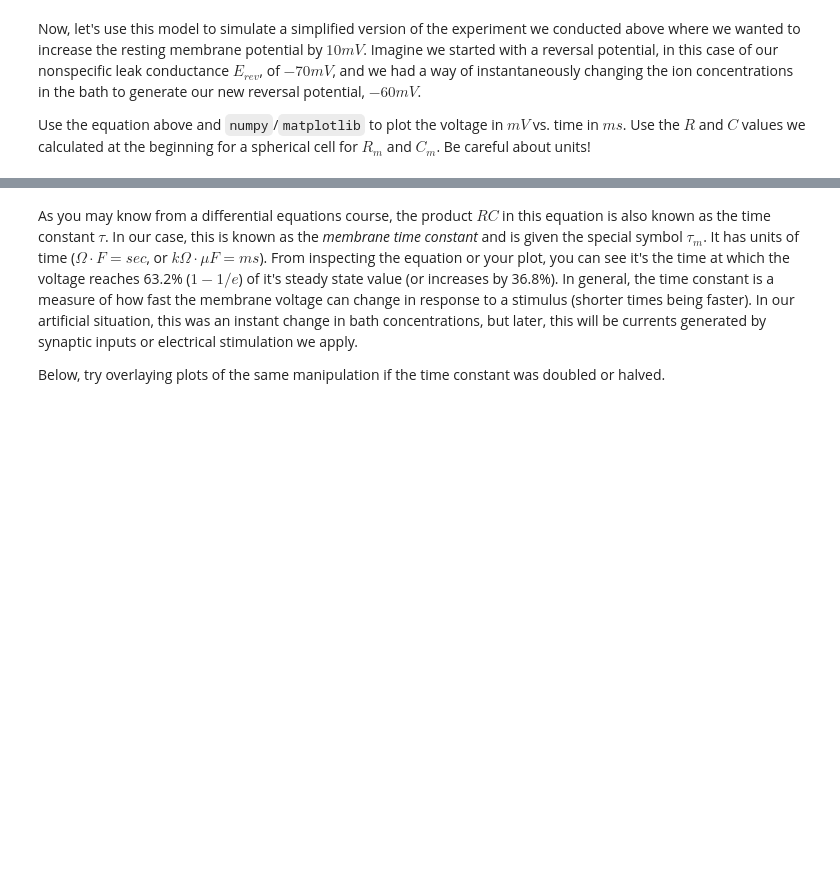
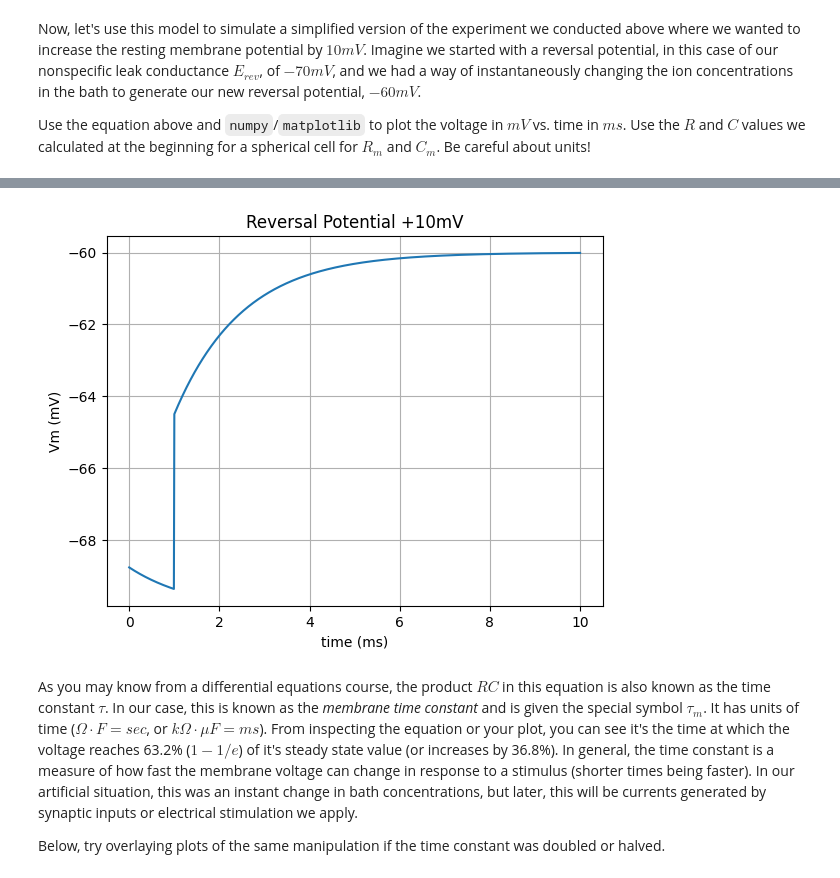
Before and after one commit to penelopetir/24SBIOL74.03PT, a Jupyter notebook: Exercise_3_Membrane_Voltage_Ionic_Currents.ipynb, the cells around one changed output, grey strips where cells are left out. Saved outputs shown, nothing was run; the diff lists cells and outputs as text; code cells hidden in the pictures; blank space fills up the shorter version.

```diff
--- a/Exercise_3_Membrane_Voltage_Ionic_Currents.ipynb
+++ b/Exercise_3_Membrane_Voltage_Ionic_Currents.ipynb
@@ -281,6 +281,6 @@ ax.plot(t*1e3,Vm)
 ax.set_xlabel('time (ms)')
 ax.set_ylabel('Vm (mV)')
 ax.grid(visible=True)
-ax.set_title("Reversal Potential +10mV)
+ax.set_title("Reversal Potential +10mV")
 print("Tau: {}".format(tau))
 # %% [output]
@@ -288,3 +288,4 @@ SyntaxError: unterminated string literal (detected at line 14) (<ipython-input-6
+[figure, added]
 # %% [markdown]
 As you may know from a differential equations course, the product $RC$ in this equation is also known as the time constant $\tau$. In our case, this is known as the *membrane time constant* and is given the special symbol $\tau_{m}$. It has units of time ($\Omega \cdot F = sec$, or $k\Omega \cdot \mu F = ms$). From inspecting the equation or your plot, you can see it's the time at which the voltage reaches 63.2% ($1-1/e$) of it's steady state value (or increases by 36.8%). In general, the time constant is a measure of how fast the membrane voltage can change in response to a stimulus (shorter times being faster). In our artificial situation, this was an instant change in bath concentrations, but later, this will be currents generated by synaptic inputs or electrical stimulation we apply.
 
```
Also changed, not shown: parts of 3 cells of this notebook.
